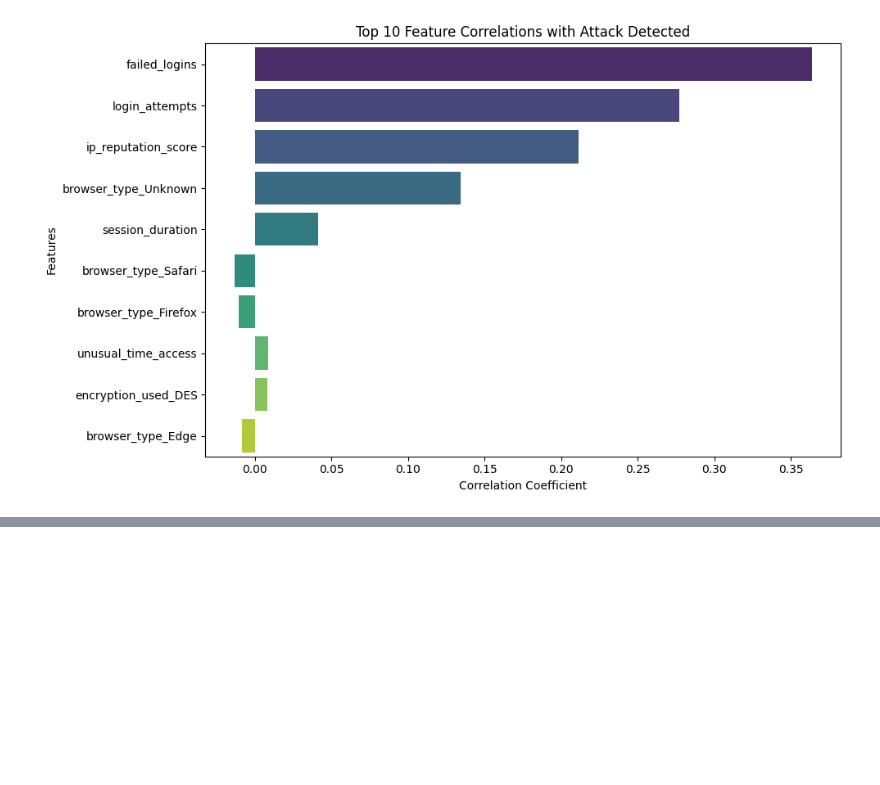
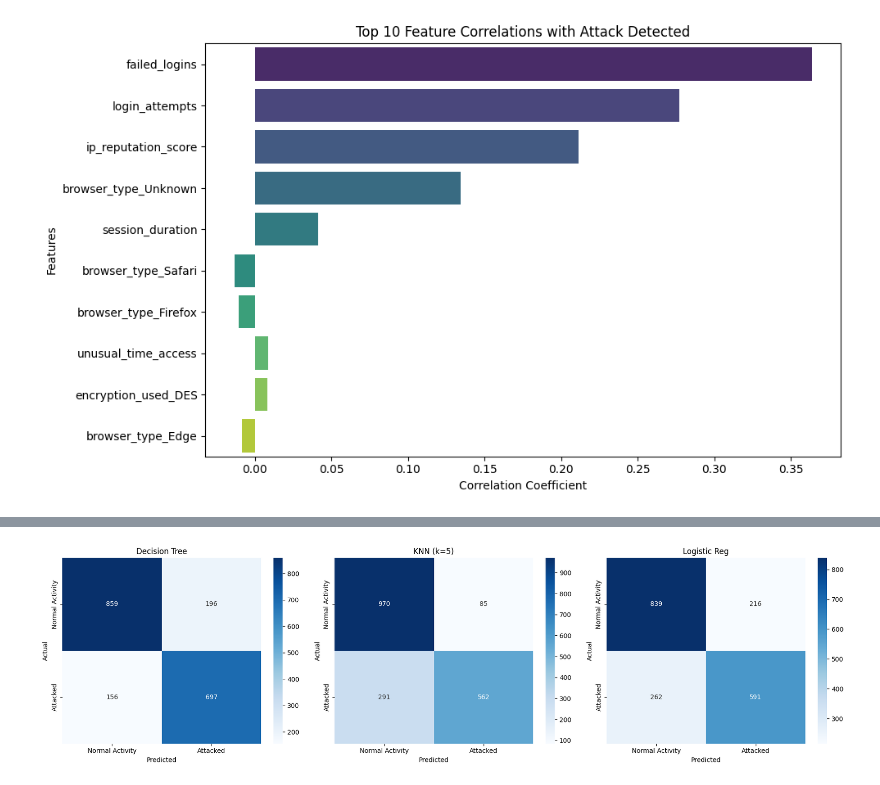
Before and after one commit to abusaleh917/Practice, a Jupyter notebook: Assaignment_6.ipynb, the cells around one changed output, grey strips where cells are left out. Drawn from its saved outputs; the diff is of its cells as text; code cells hidden in the pictures; blank space fills up the shorter version.

```diff
--- a/Assaignment_6.ipynb
+++ b/Assaignment_6.ipynb
@@ -145,0 +199,6 @@ Passing `palette` without assigning `hue` is deprecated and will be removed in v
+# %%
+#Evaluate Classification
+target_names = ['Normal Activity', 'Attacked']
+for name, yp in predictions.items():
+    print(f"\n{'='*55}\n{name}\n{'='*55}")
+    print(classification_report(y_test, yp, target_names=target_names, digits=4))
@@ -145,0 +223,10 @@ Passing `palette` without assigning `hue` is deprecated and will be removed in v
+# %%
+#Confusion Matrices
+fig, axes = plt.subplots(1, 3, figsize=(18, 5))
+for ax, (name, yp) in zip(axes, predictions.items()):
+    sns.heatmap(confusion_matrix(y_test, yp), annot=True, fmt='d', cmap='Blues', ax=ax,
+                xticklabels=target_names, yticklabels=target_names)
+    ax.set_title(name); ax.set_xlabel('Predicted'); ax.set_ylabel('Actual')
+plt.tight_layout(); plt.show()
+# %% [output]
+[figure, added]
```
Also changed, not shown: parts of 7 cells of this notebook.
